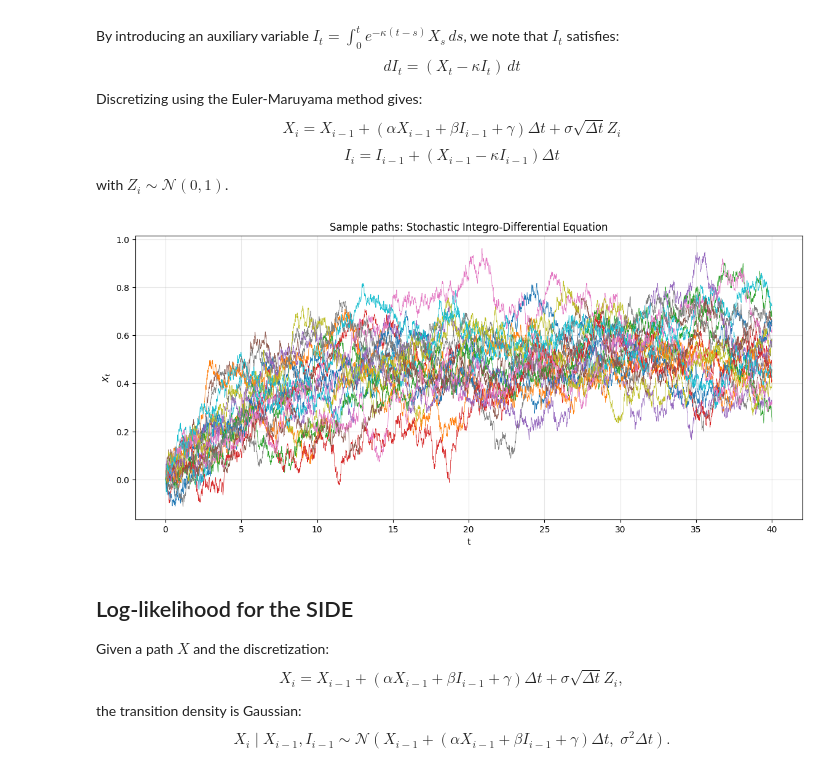
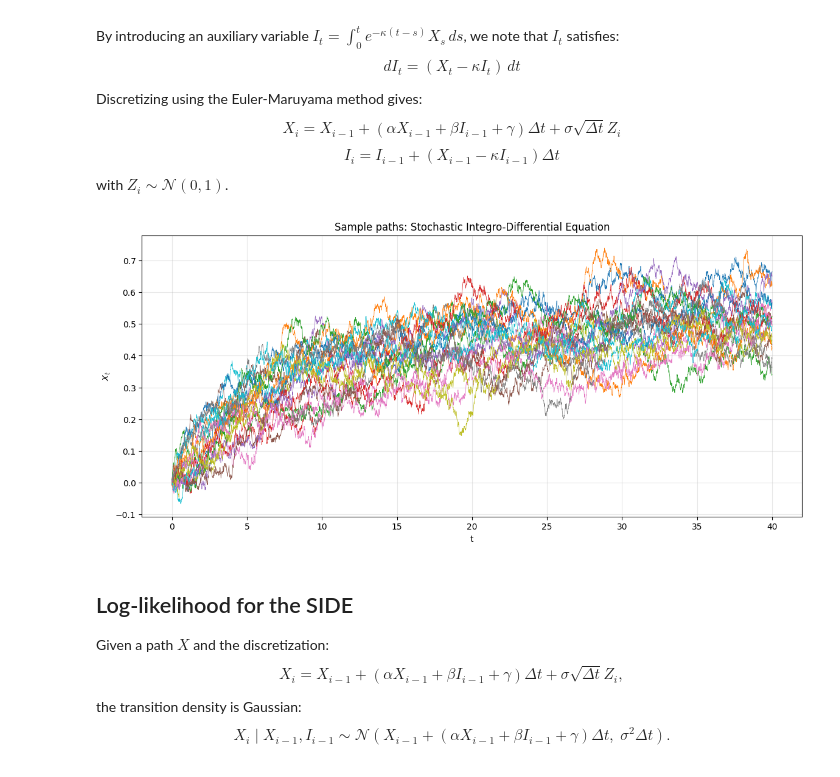
Before and after one commit to ion-g-ion/torchTT, a Jupyter notebook: examples/bayesian_inversion.ipynb, the cells around one changed output. Saved outputs shown, nothing was run; the diff lists cells and outputs as text; code cells hidden in the pictures.

```diff
--- a/examples/bayesian_inversion.ipynb
+++ b/examples/bayesian_inversion.ipynb
@@ -57,35 +57,36 @@ def sample_integro_process(ns, nt, dt, params):
         X_prev = X[:, i - 1]
 
         # Update X
         X[:, i] = X_prev + (alpha * X_prev + beta * I + gamma) * dt + sigma * dW
 
         # Update the integral state I
         I = I + (X_prev - kappa * I) * dt
 
     t_grid = torch.arange(0, nt + 1) * dt
     return X, t_grid
 
 
 # Parameters: [alpha, beta, gamma, kappa, sigma]
-params = [-0.5, 0.3, 0.1, 1.0, 0.1]
+# Moderate diffusion (sigma) for smoother paths; grid/prior below match these values.
+params = [-0.45, 0.28, 0.08, 1.0, 0.06]
 
 ns = 20     # number of sample paths
 T = 40.0     # total time
 dt = 0.01   # time step
 nt = int(T / dt)
 
 X, t_grid = sample_integro_process(ns, nt, dt, params)
 
 plt.figure(figsize=(14, 6))
 for k in range(ns):
     plt.plot(t_grid.numpy(), X[k, :].numpy(), linewidth=0.5)
 plt.xlabel('t')
 plt.ylabel('$X_t$')
 plt.title('Sample paths: Stochastic Integro-Differential Equation')
 plt.grid(True, alpha=0.3)
 plt.show()
 # %% [output]
-[figure, old version]
+[figure, new version]
 # %% [markdown]
 ## Log-likelihood for the SIDE
 
```
Also changed, not shown: parts of 8 cells of this notebook, 11 other files.
